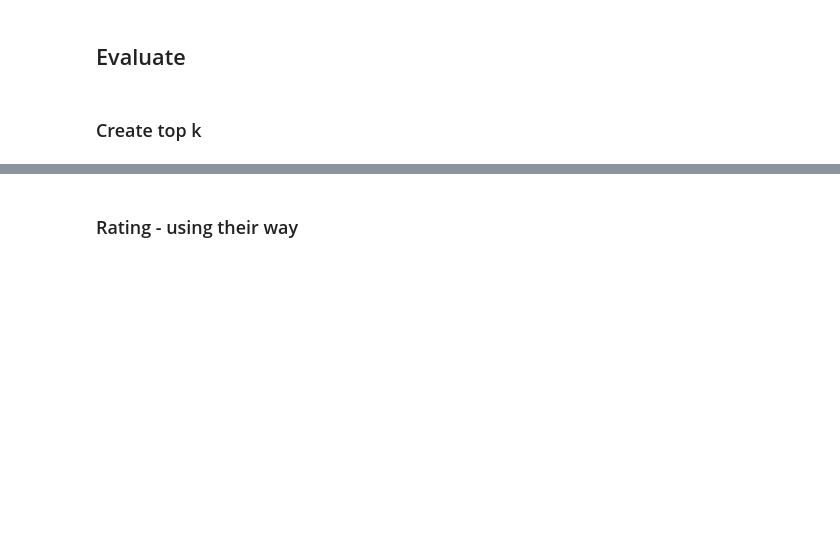
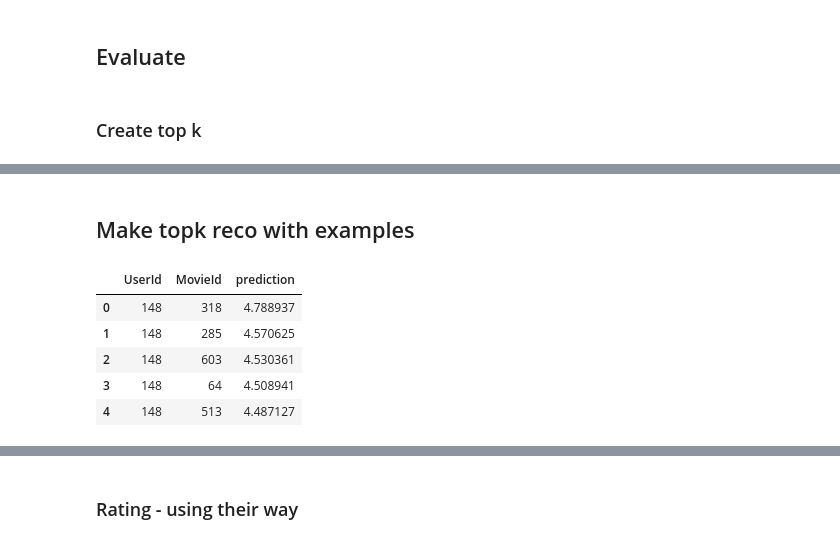
Before and after one commit to nannkat/Measuring-Diversity-in-Recommendation-Systems, a Jupyter notebook: experiments/recomm_widedeeepdiversitymetrics.ipynb, the cells around one changed output, grey strips where cells are left out. Saved outputs shown, nothing was run; the diff lists cells and outputs as text; code cells hidden in the pictures; blank space fills up the shorter version.

```diff
--- a/experiments/recomm_widedeeepdiversitymetrics.ipynb
+++ b/experiments/recomm_widedeeepdiversitymetrics.ipynb
@@ -480,2 +480,14 @@ top_k_reco.show()
 +------+-------+----------+
 only showing top 20 rows
+# %% [markdown]
+## Make topk reco with examples
+# %%
+top_k_pd = fun.movielens_to_pandas(top_k_reco)
+top_k_pd.head()
+# %% [output]
+|  | UserId | MovieId | prediction |
+| 0 | 148 | 318 | 4.788937 |
+| 1 | 148 | 285 | 4.570625 |
+| 2 | 148 | 603 | 4.530361 |
+| 3 | 148 | 64 | 4.508941 |
+| 4 | 148 | 513 | 4.487127 |
```
Also changed, not shown: parts of 10 cells of this notebook, 8 other files.
